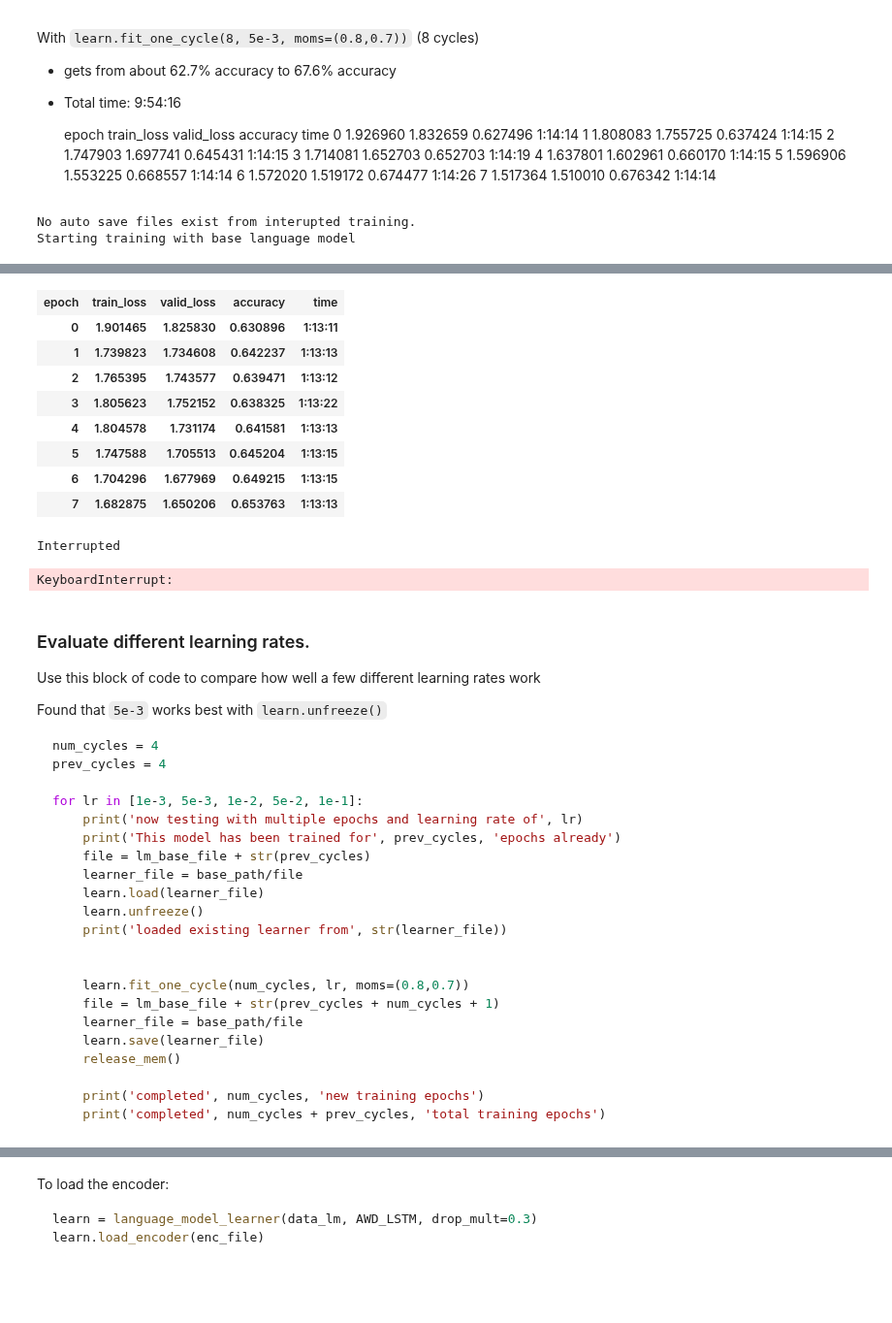
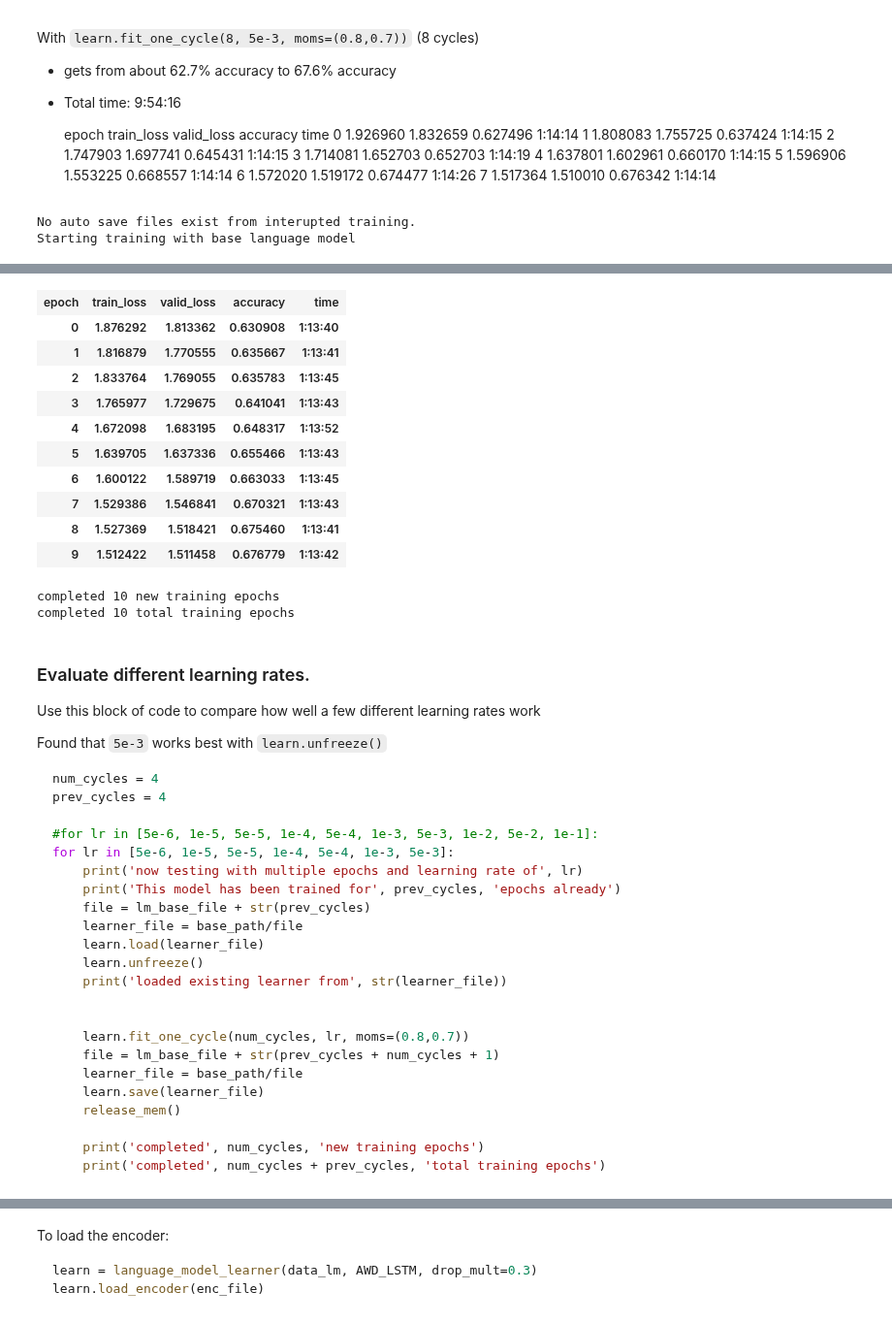
Before and after one commit to magic-lantern/fastai-notes, a Jupyter notebook: mimic_nlp_lm.ipynb, the cells around one changed output, grey strips where cells are left out. Shown at 97% size. Drawn from its saved outputs; the diff is of its cells as text; code cells hidden in the pictures; blank space fills up the shorter version.

Commit message:
After traiing looks like I may need to adjust learning rate

```diff
--- a/mimic_nlp_lm.ipynb
+++ b/mimic_nlp_lm.ipynb
@@ -352,7 +349,7 @@ def custom_learner_load(lf):
 # if want to start fresh from the initialized language model, set to False
 # also, make sure to remove any previously created saved states before changing
 # flag back to continue
-continue_flag = False
+continue_flag = True
 # Resume interrupted training
 resume_flag = True
 ########################################################
@@ -414,6 +411,7 @@ else:
             os.remove(f)
 
 learn.unfreeze()
+#learn.fit_one_cycle(num_cycles, 5e-3, moms=(0.8,0.7),
 learn.fit_one_cycle(num_cycles, 5e-3, moms=(0.8,0.7),
                     callbacks=[
                         callbacks.SaveModelCallback(learn, every='epoch', monitor='accuracy', name=callback_save_file),
@@ -439,14 +437,16 @@ Starting training with base language model
 | epoch | train_loss | valid_loss | accuracy | time |
-| 0 | 1.901465 | 1.825830 | 0.630896 | 1:13:11 |
-| 1 | 1.739823 | 1.734608 | 0.642237 | 1:13:13 |
-| 2 | 1.765395 | 1.743577 | 0.639471 | 1:13:12 |
-| 3 | 1.805623 | 1.752152 | 0.638325 | 1:13:22 |
-| 4 | 1.804578 | 1.731174 | 0.641581 | 1:13:13 |
-| 5 | 1.747588 | 1.705513 | 0.645204 | 1:13:15 |
-| 6 | 1.704296 | 1.677969 | 0.649215 | 1:13:15 |
-| 7 | 1.682875 | 1.650206 | 0.653763 | 1:13:13 |
+| 0 | 1.876292 | 1.813362 | 0.630908 | 1:13:40 |
+| 1 | 1.816879 | 1.770555 | 0.635667 | 1:13:41 |
+| 2 | 1.833764 | 1.769055 | 0.635783 | 1:13:45 |
+| 3 | 1.765977 | 1.729675 | 0.641041 | 1:13:43 |
+| 4 | 1.672098 | 1.683195 | 0.648317 | 1:13:52 |
+| 5 | 1.639705 | 1.637336 | 0.655466 | 1:13:43 |
+| 6 | 1.600122 | 1.589719 | 0.663033 | 1:13:45 |
+| 7 | 1.529386 | 1.546841 | 0.670321 | 1:13:43 |
+| 8 | 1.527369 | 1.518421 | 0.675460 | 1:13:41 |
+| 9 | 1.512422 | 1.511458 | 0.676779 | 1:13:42 |
-Interrupted
+completed 10 new training epochs
+completed 10 total training epochs
-KeyboardInterrupt:
 # %% [markdown]
 ### Evaluate different learning rates.
 
@@ -458,7 +458,8 @@ Found that `5e-3` works best with `learn.unfreeze()`
 num_cycles = 4
 prev_cycles = 4
 
-for lr in [1e-3, 5e-3, 1e-2, 5e-2, 1e-1]:
+#for lr in [5e-6, 1e-5, 5e-5, 1e-4, 5e-4, 1e-3, 5e-3, 1e-2, 5e-2, 1e-1]:
+for lr in [5e-6, 1e-5, 5e-5, 1e-4, 5e-4, 1e-3, 5e-3]:
     print('now testing with multiple epochs and learning rate of', lr)
     print('This model has been trained for', prev_cycles, 'epochs already')
     file = lm_base_file + str(prev_cycles)
```
Also changed, not shown: parts of 10 cells of this notebook, 1 other file.
